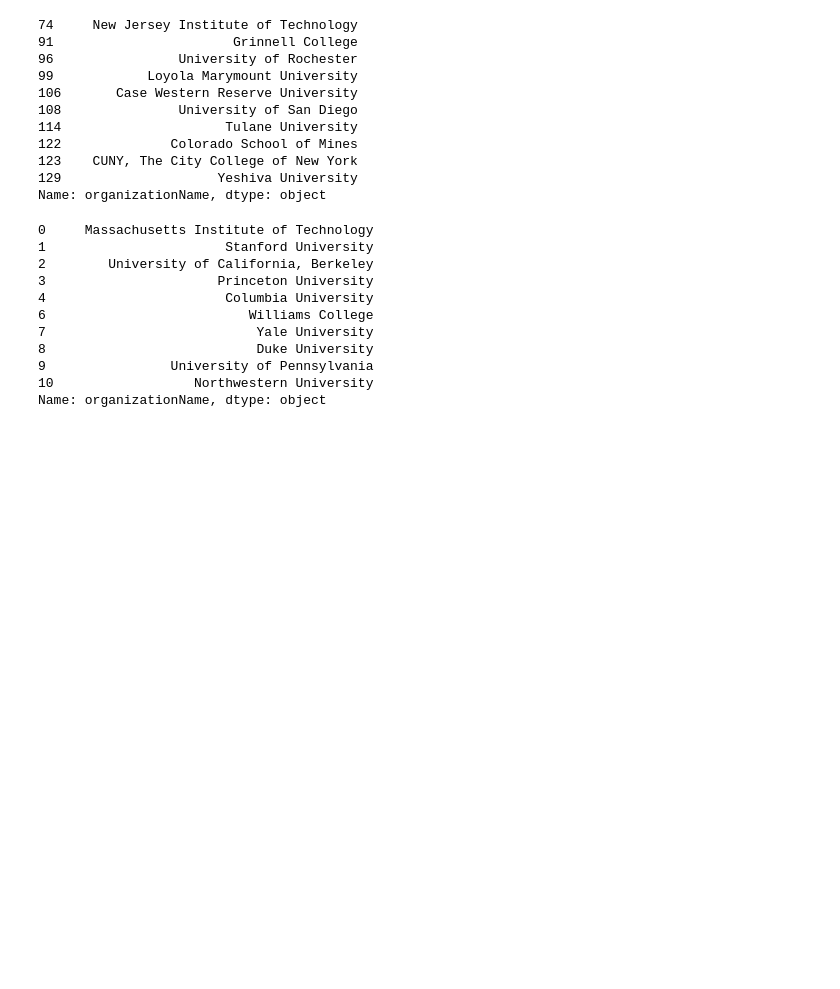
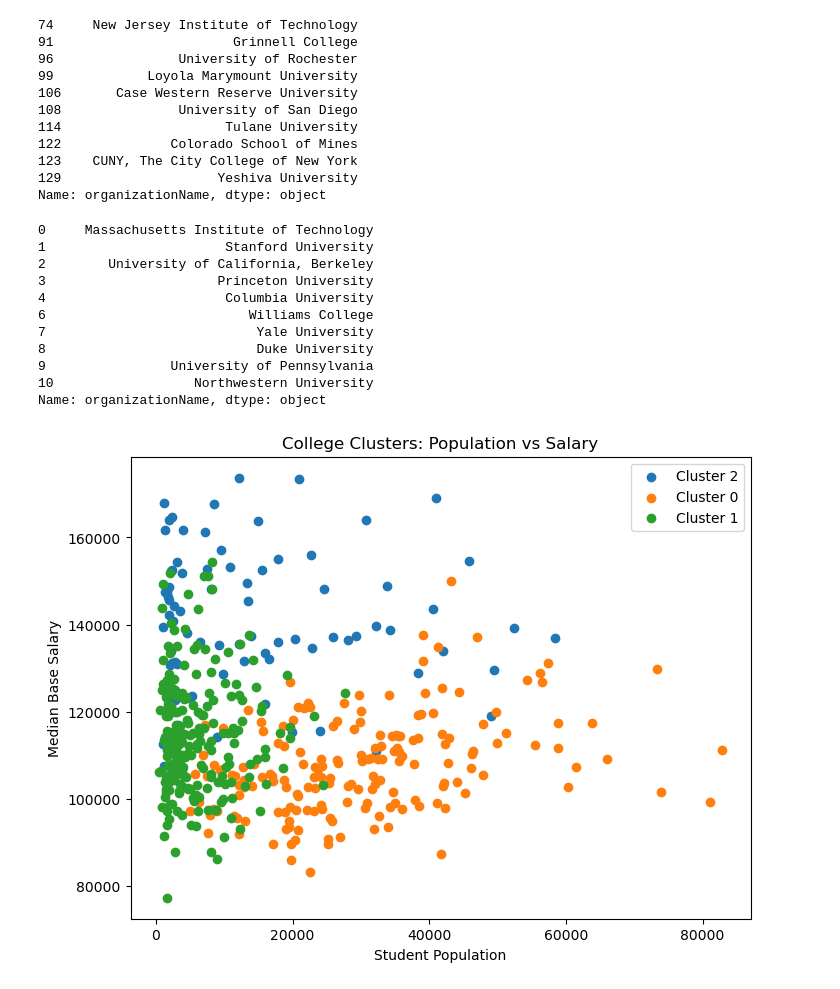
Before and after one commit to kousalyaa13/Module-4-Assignment, a Jupyter notebook: analysis.ipynb, the cells around one changed output. Cells and saved outputs as stored; diff of their text form; code cells hidden in the pictures; blank space fills up the shorter version.

Commit message:
created visualization to support analysis

```diff
--- a/analysis.ipynb
+++ b/analysis.ipynb
@@ -106,3 +106,25 @@ df[df['cluster'] == 2]['organizationName'].head(10)
 9                University of Pennsylvania
 10                  Northwestern University
 Name: organizationName, dtype: object
+# %%
+# scatterplot of population vs salary
+plt.figure(figsize=(8,6))
+
+# plot each cluster with a different color
+for cluster in df['cluster'].unique():
+    subset = df[df['cluster'] == cluster]
+
+    plt.scatter(
+        subset['totalStudentPop'],
+        subset['medianBaseSalary'],
+        label=f'Cluster {cluster}'
+    )
+
+plt.xlabel("Student Population")
+plt.ylabel("Median Base Salary")
+plt.title("College Clusters: Population vs Salary")
+
+plt.legend()
+plt.show()
+# %% [output]
+[figure, added]
```
